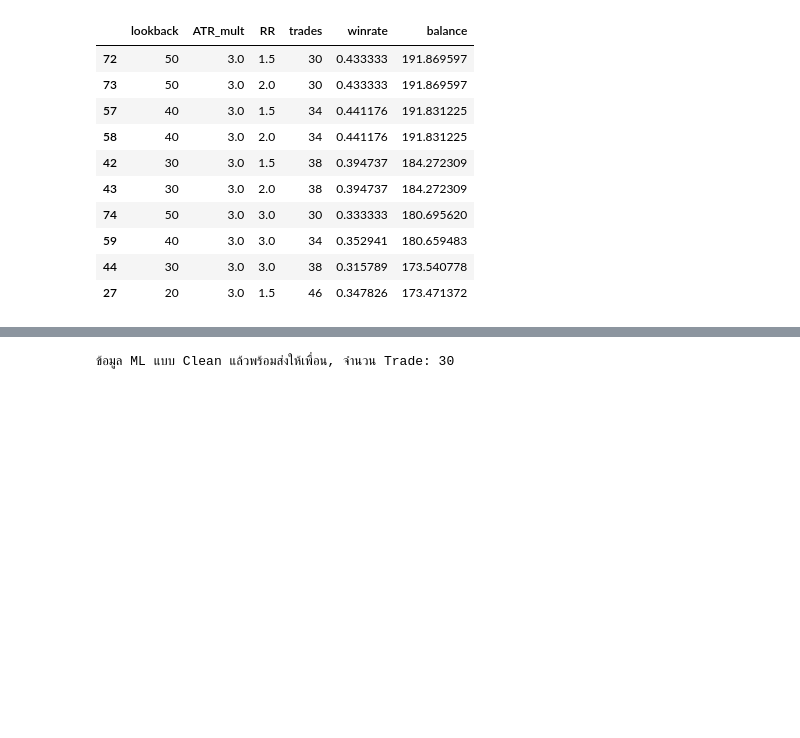
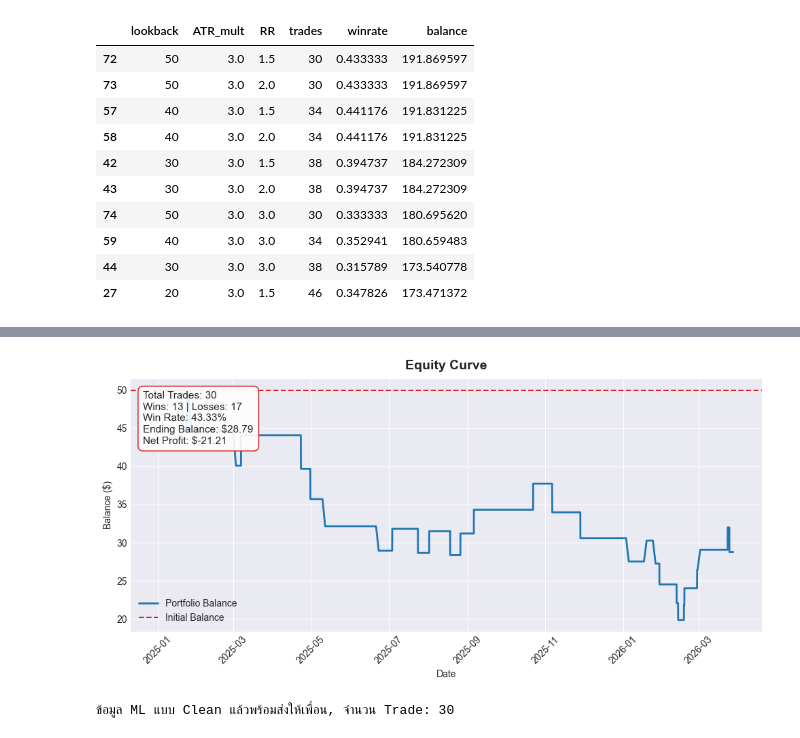
Before and after one commit to Kawiniee/breakout-strategy-xauusd, a Jupyter notebook: Breakout_Strategy_XAUUSD.ipynb, the cells around one changed output, grey strips where cells are left out. Drawn from its saved outputs; the diff is of its cells as text; code cells hidden in the pictures; blank space fills up the shorter version.

```diff
--- a/Breakout_Strategy_XAUUSD.ipynb
+++ b/Breakout_Strategy_XAUUSD.ipynb
@@ -310,3 +249,56 @@ Win Rate         : 43.33%
+# %%
+# ==============================
+# Equity Curve
+# ==============================
+import matplotlib.pyplot as plt
+
+# ใช้สไตล์สำเร็จรูป ทำให้กราฟพล็อตออกมาสวยดูดีทันที
+plt.style.use('seaborn-v0_8-darkgrid')
+
+plt.figure(figsize=(10, 5))
+
+# สังเกตตรงนี้: เพิ่ม data.index เข้าไปเป็นแกน X
+plt.plot(data.index, equity, color='#1f77b4', linewidth=2, label='Portfolio Balance')
+
+# ขีดเส้นประสีแดง แนวนอน
+plt.axhline(initial_balance, color='#d62728', linestyle='--', linewidth=1.5, label='Initial Balance')
+
+plt.title("Equity Curve", fontsize=14, fontweight='bold', pad=10)
+plt.xlabel("Date")           # เปลี่ยนชื่อแกน X เป็น Date
+plt.ylabel("Balance ($)")    # แกน Y = ยอดเงินรวม
+plt.legend()                 # ป้ายบอกกำกับเส้น
+
+# หมุนตัวหนังสือแกน X นิดนึงให้ไม่ซ้อนทับกัน
+plt.xticks(rotation=45)
+
+# -----------------------------------------------------------------
+# --- เพิ่มข้อความสรุปผล (Text Box) สวยๆ ลอยอยู่ที่มุมซ้ายบนของกราฟ ---
+# -----------------------------------------------------------------
+total_trades = len(trades)
+wins = trades.count(1)
+losses = trades.count(-1)
+win_rate = (wins / total_trades * 100) if total_trades > 0 else 0
+net_profit = balance - initial_balance
+
+stats_text = (
+    f"Total Trades: {total_trades}\n"
+    f"Wins: {wins} | Losses: {losses}\n"
+    f"Win Rate: {win_rate:.2f}%\n"
+    f"Ending Balance: ${balance:.2f}\n"
+    f"Net Profit: ${net_profit:.2f}"
+)
+
+# จัดรูปแบบกล่องข้อความ
+props = dict(boxstyle='round,pad=0.5', facecolor='white', alpha=0.9, edgecolor='#d62728', linewidth=1.2)
+
+# วางข้อความที่พิกัด 0.02 (แกน X จากซ้าย) และ 0.95 (แกน Y จากบน) ของรูปกราฟ
+plt.gca().text(0.02, 0.95, stats_text, transform=plt.gca().transAxes, fontsize=11,
+        verticalalignment='top', bbox=props)
+
+plt.tight_layout()
+plt.show()
+# %% [output]
+[figure, added]
 # %%
 # ==============================
 # Backtest
```
Also changed, not shown: parts of 1 cell of this notebook, 2 other files.
